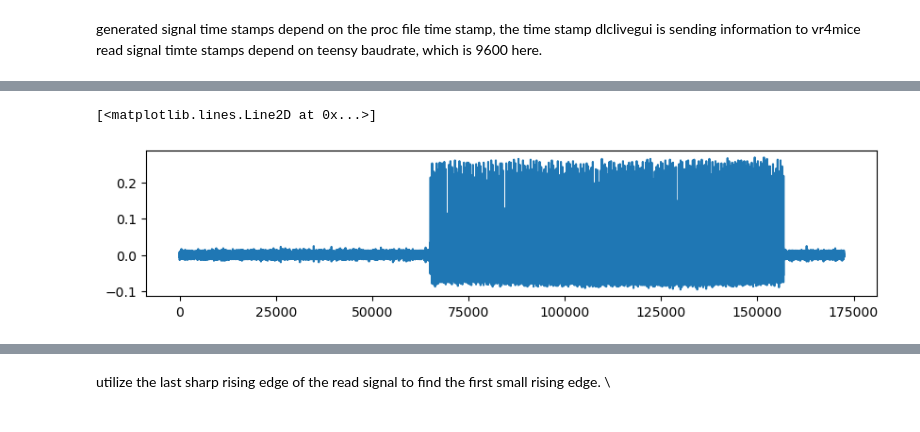
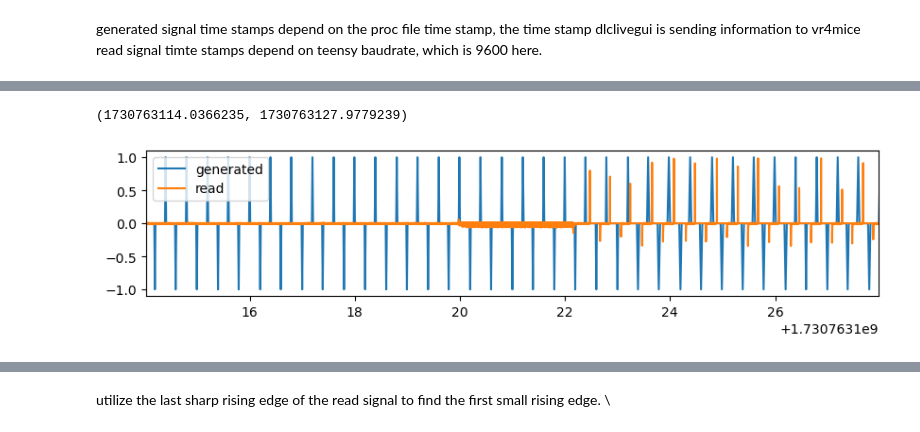
Before and after one commit to tripleatom/ContinualLearning, a Jupyter notebook: proc_file.ipynb, the cells around one changed output, grey strips where cells are left out. Cells and saved outputs as stored; diff of their text form; code cells hidden in the pictures.

```diff
--- a/proc_file.ipynb
+++ b/proc_file.ipynb
@@ -96,8 +96,12 @@ plt.legend()
-# %%
-# calculate the difference of the read_square
-diff_read = np.diff(read_square)
-ax, fig = plt.subplots(figsize=(10, 2))
-plt.plot(diff_read)
-# %% [output]
-[<matplotlib.lines.Line2D at 0x...>]
-[figure, removed]
+# %%
+generated_diff  = np.diff(generated_square)
+read_diff = np.diff(read_square)
+
+ax, fig = plt.subplots(figsize=(10, 2))
+plt.plot(generated_t[:-1], generated_diff, label='generated')
+plt.plot(read_t[:-1], read_diff, label='read')
+plt.legend()
+plt.xlim(generated_t[1000], generated_t[2000])
+# %% [output]
+(1730763114.0366235, 1730763127.9779239)
+[figure, added]
```
Also changed, not shown: parts of 18 cells of this notebook, 25 other files.
